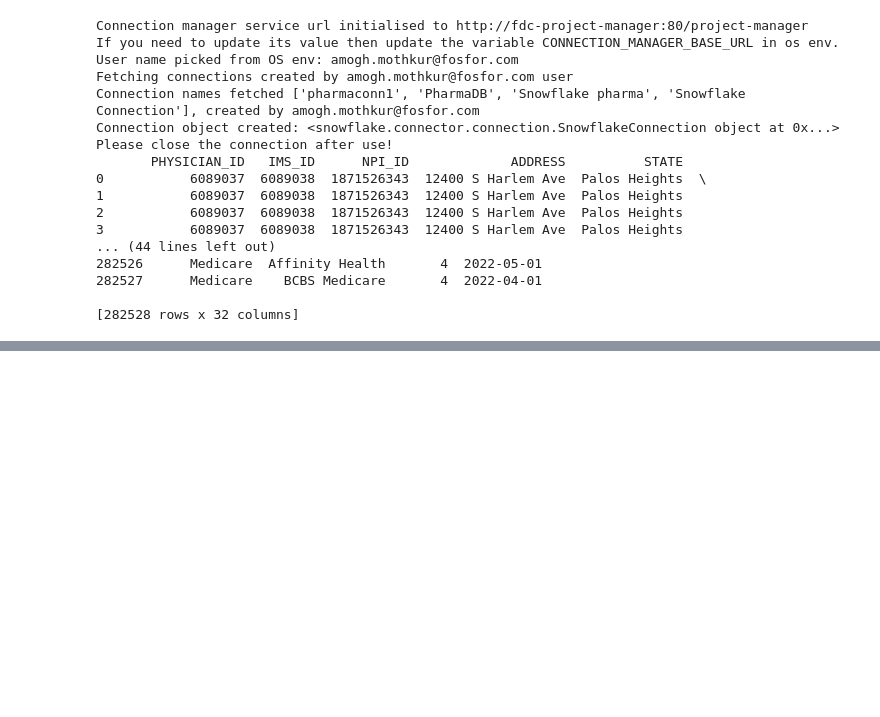
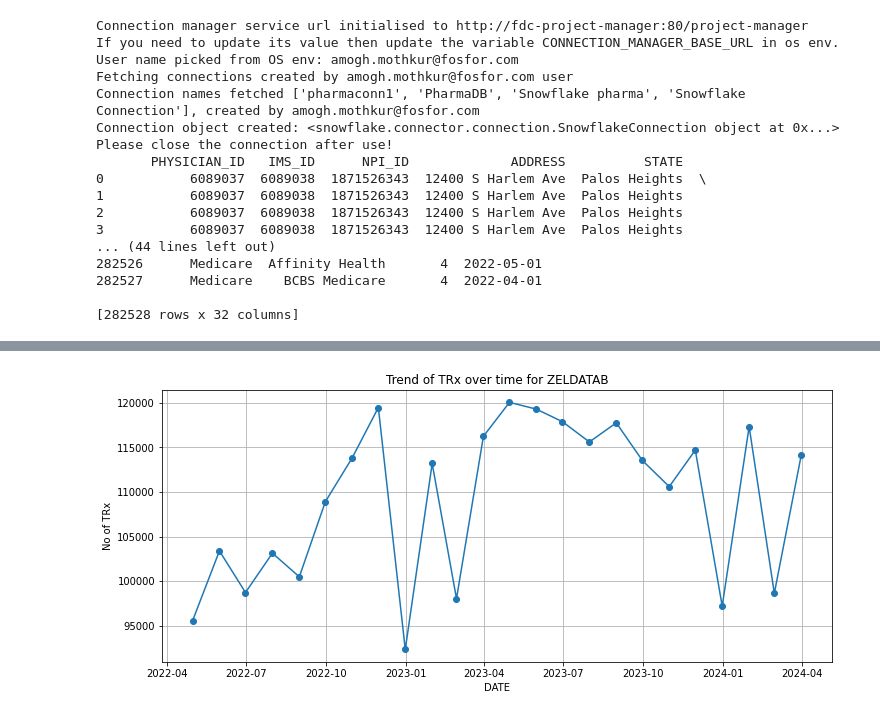
Before and after one commit to Amoghm123/pharmatest, a Jupyter notebook: Untitled.ipynb, the cells around one changed output, grey strips where cells are left out. Drawn from its saved outputs; the diff is of its cells as text; code cells hidden in the pictures; blank space fills up the shorter version.

```diff
--- a/Untitled.ipynb
+++ b/Untitled.ipynb
@@ -64,0 +71,13 @@ NameError: name 'dataset' is not defined
+# %%
+zeldatab_data = dataset[dataset['BRAND']=='ZELDATAB']
+zeldatab_data.loc[:,'DATE'] = pd.to_datetime(zeldatab_data.loc[:,'DATE'])
+monthly_data = zeldatab_data.resample('M', on='DATE').sum()
+plt.figure(figsize = (12,5))
+plt.plot(monthly_data.index , monthly_data['TRX'],  marker='o',  linestyle = '-')
+plt.title('Trend of TRx over time for ZELDATAB')
+plt.xlabel('DATE')
+plt.ylabel('No of TRx')
+plt.grid(True)
+plt.show()
+# %% [output]
+[figure, added]
```
Also changed, not shown: parts of 6 cells of this notebook.
